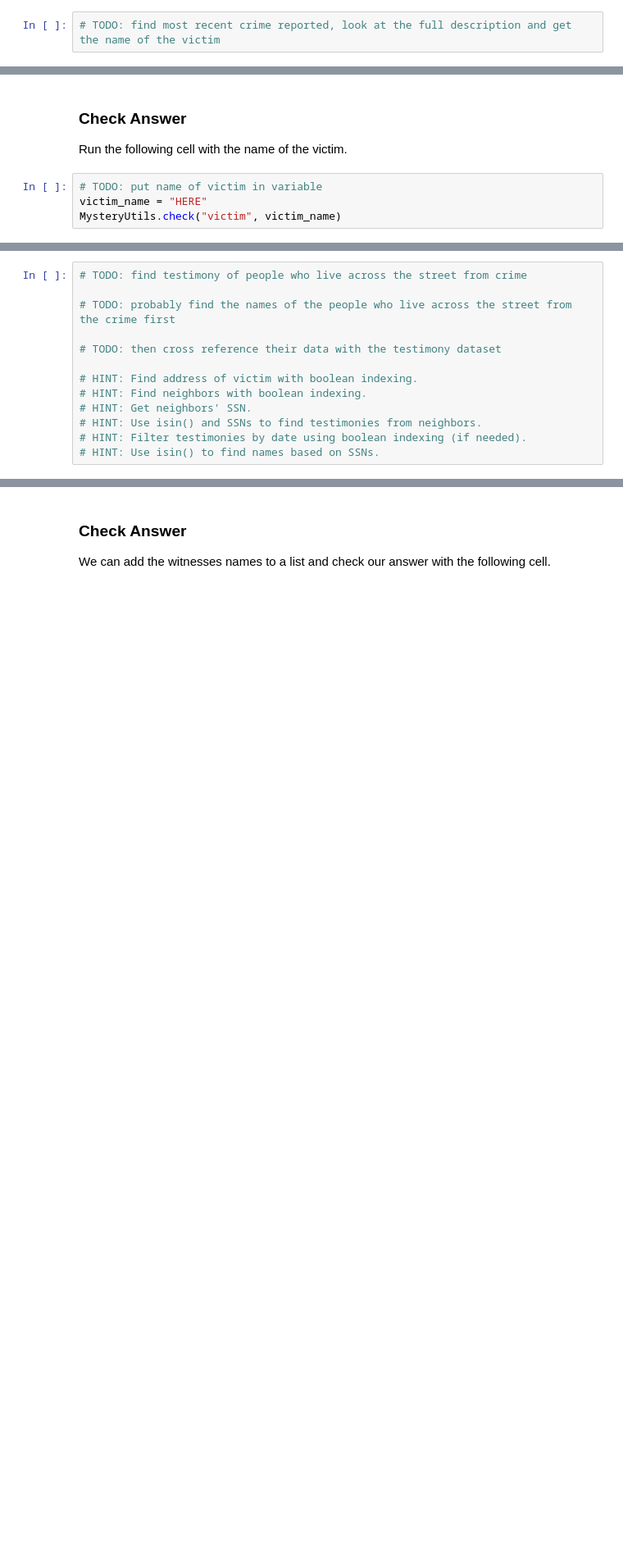
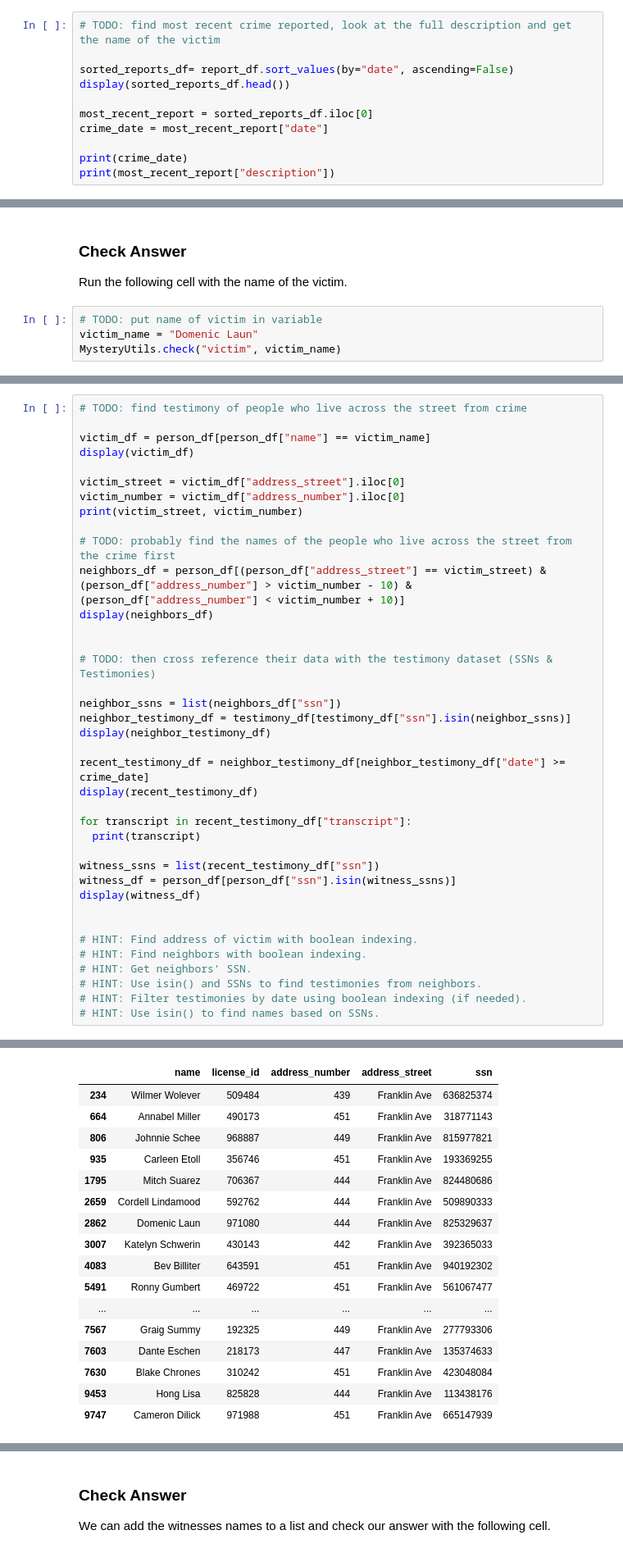
Before and after one commit to AI-and-Machine-Learning-Fall-2026/Homework06, a Jupyter notebook: Homework06B.ipynb, the cells around one changed output, grey strips where cells are left out. Shown at 82% size. Cells and saved outputs as stored; diff of their text form; blank space fills up the shorter version.

```diff
--- a/Homework06B.ipynb
+++ b/Homework06B.ipynb
@@ -190,3 +190,12 @@ We're looking for the most recent crime reported.
 Look up how to use [`sort_values()`](https://pandas.pydata.org/docs/reference/api/pandas.DataFrame.sort_values.html) to sort reports by date.
 # %%
 # TODO: find most recent crime reported, look at the full description and get the name of the victim
+
+sorted_reports_df= report_df.sort_values(by="date", ascending=False)
+display(sorted_reports_df.head())
+
+most_recent_report = sorted_reports_df.iloc[0]
+crime_date = most_recent_report["date"]
+
+print(crime_date)
+print(most_recent_report["description"])
@@ -196,5 +214,5 @@ Look up how to use [`sort_values()`](https://pandas.pydata.org/docs/reference/ap
 Run the following cell with the name of the victim.
 # %%
 # TODO: put name of victim in variable
-victim_name = "HERE"
+victim_name = "Domenic Laun"
 MysteryUtils.check("victim", victim_name)
@@ -226,9 +248,34 @@ person_df[person_df["id"].isin(ids_of_interest)]
 # %%
 # TODO: find testimony of people who live across the street from crime
 
+victim_df = person_df[person_df["name"] == victim_name]
+display(victim_df)
+
+victim_street = victim_df["address_street"].iloc[0]
+victim_number = victim_df["address_number"].iloc[0]
+print(victim_street, victim_number)
+
 # TODO: probably find the names of the people who live across the street from the crime first
+neighbors_df = person_df[(person_df["address_street"] == victim_street) & (person_df["address_number"] > victim_number - 10) & (person_df["address_number"] < victim_number + 10)]
+display(neighbors_df)
 
-# TODO: then cross reference their data with the testimony dataset
+
+# TODO: then cross reference their data with the testimony dataset (SSNs & Testimonies)
+
+neighbor_ssns = list(neighbors_df["ssn"])
+neighbor_testimony_df = testimony_df[testimony_df["ssn"].isin(neighbor_ssns)]
+display(neighbor_testimony_df)
+
+recent_testimony_df = neighbor_testimony_df[neighbor_testimony_df["date"] >= crime_date]
+display(recent_testimony_df)
+
+for transcript in recent_testimony_df["transcript"]:
+  print(transcript)
+
+witness_ssns = list(recent_testimony_df["ssn"])
+witness_df = person_df[person_df["ssn"].isin(witness_ssns)]
+display(witness_df)
+
 
 # HINT: Find address of victim with boolean indexing.
 # HINT: Find neighbors with boolean indexing.
@@ -236,3 +283,4 @@ person_df[person_df["id"].isin(ids_of_interest)]
 # HINT: Use isin() and SSNs to find testimonies from neighbors.
 # HINT: Filter testimonies by date using boolean indexing (if needed).
 # HINT: Use isin() to find names based on SSNs.
+# %% [output]
@@ -238,0 +290,17 @@ person_df[person_df["id"].isin(ids_of_interest)]
+|  | name | license_id | address_number | address_street | ssn |
+| 234 | Wilmer Wolever | 509484 | 439 | Franklin Ave | 636825374 |
+| 664 | Annabel Miller | 490173 | 451 | Franklin Ave | 318771143 |
+| 806 | Johnnie Schee | 968887 | 449 | Franklin Ave | 815977821 |
+| 935 | Carleen Etoll | 356746 | 451 | Franklin Ave | 193369255 |
+| 1795 | Mitch Suarez | 706367 | 444 | Franklin Ave | 824480686 |
+| 2659 | Cordell Lindamood | 592762 | 444 | Franklin Ave | 509890333 |
+| 2862 | Domenic Laun | 971080 | 444 | Franklin Ave | 825329637 |
+| 3007 | Katelyn Schwerin | 430143 | 442 | Franklin Ave | 392365033 |
+| 4083 | Bev Billiter | 643591 | 451 | Franklin Ave | 940192302 |
+| 5491 | Ronny Gumbert | 469722 | 451 | Franklin Ave | 561067477 |
+| ... | ... | ... | ... | ... | ... |
+| 7567 | Graig Summy | 192325 | 449 | Franklin Ave | 277793306 |
+| 7603 | Dante Eschen | 218173 | 447 | Franklin Ave | 135374633 |
+| 7630 | Blake Chrones | 310242 | 451 | Franklin Ave | 423048084 |
+| 9453 | Hong Lisa | 825828 | 444 | Franklin Ave | 113438176 |
+| 9747 | Cameron Dilick | 971988 | 451 | Franklin Ave | 665147939 |
```
Also changed, not shown: parts of 6 cells of this notebook.
